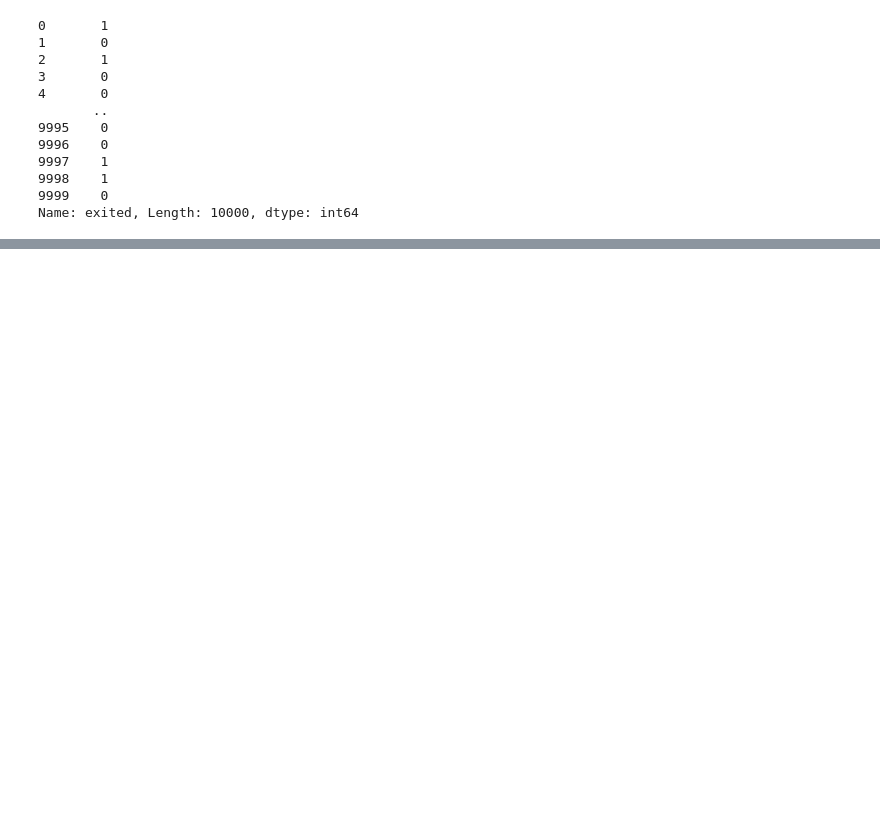
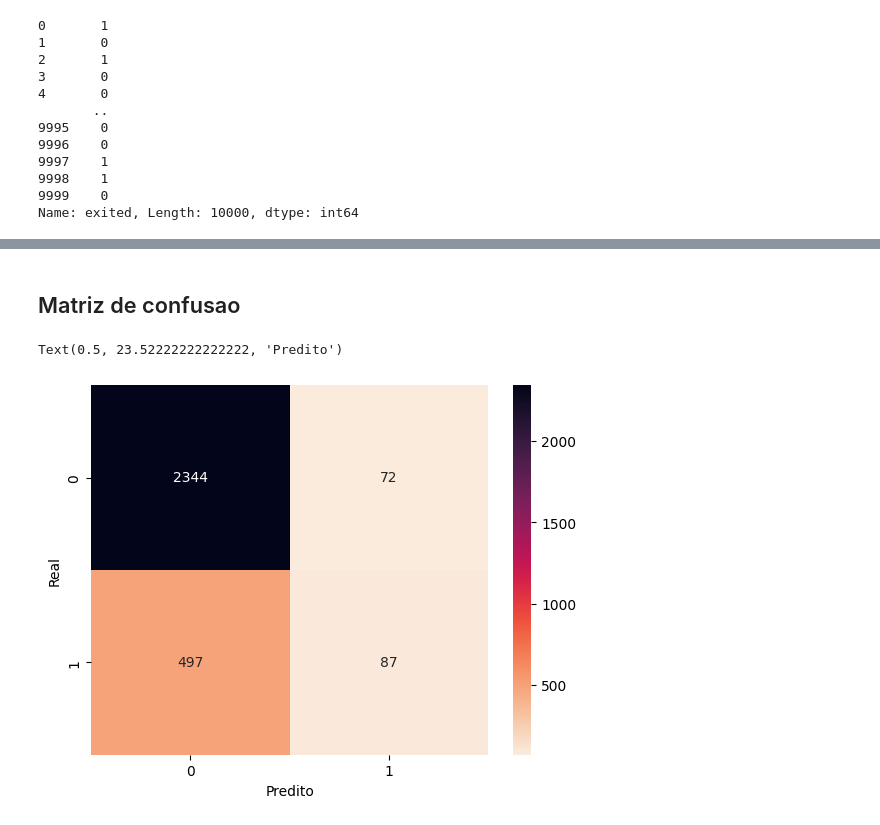
Before and after one commit to gabyalexandrino/mba-introducao-ml, a Jupyter notebook: main.ipynb, the cells around one changed output, grey strips where cells are left out. Cells and saved outputs as stored; diff of their text form; code cells hidden in the pictures; blank space fills up the shorter version.

```diff
--- a/main.ipynb
+++ b/main.ipynb
@@ -252,8 +300,12 @@ plt.show()
 # axis=1: a operação será aplicada as colunas
 # inplace=True: modifica o DataFrame original diretamente
 
+# complain (Reclamação): correlação perfeita (1.00) com exited
+# creditscore e point_earned: redundância perfeita (1.00 de correlação entre si). Escolher apenas uma das duas. creditscore é uma feature mais diretamente relacionada ao negócio.
+# Features com Correlação Fraca/Negligenciável: apesar da correlação ser baixa, não significa que não são úteis.
+
 df_features = df_numeric.copy()
-df_features.drop(['complain','exited'], axis=1, inplace=True)
+df_features.drop(['complain', 'point_earned', 'exited'], axis=1, inplace=True)
 df_features
 # %% [output]
 |  | creditscore | age | tenure | balance | numofproducts | hascrcard | isactivemember | estimatedsalary | ... |
@@ -296,0 +358,6 @@ X_train, X_test, y_train, y_test = train_test_split(X, y, test_size=0.3, random_
+# %%
+# Construção do modelo
+model = LogisticRegression(random_state=42, max_iter=1000000)
+
+# Treinamento do modelo
+model.fit(X_train, y_train)
@@ -296,0 +366,4 @@ X_train, X_test, y_train, y_test = train_test_split(X, y, test_size=0.3, random_
+# %%
+# Testar o modelo
+y_pred = model.predict(X_test)
+y_pred
@@ -296,0 +423,10 @@ X_train, X_test, y_train, y_test = train_test_split(X, y, test_size=0.3, random_
+# %% [markdown]
+## Matriz de confusao
+# %%
+matrix = confusion_matrix(y_test, y_pred)
+sns.heatmap(matrix, annot=True, fmt='d', cmap='rocket_r')
+plt.ylabel('Real')
+plt.xlabel('Predito')
+# %% [output]
+Text(0.5, 23.52222222222222, 'Predito')
+[figure, added]
```
Also changed, not shown: parts of 23 cells of this notebook, 1 other file.
